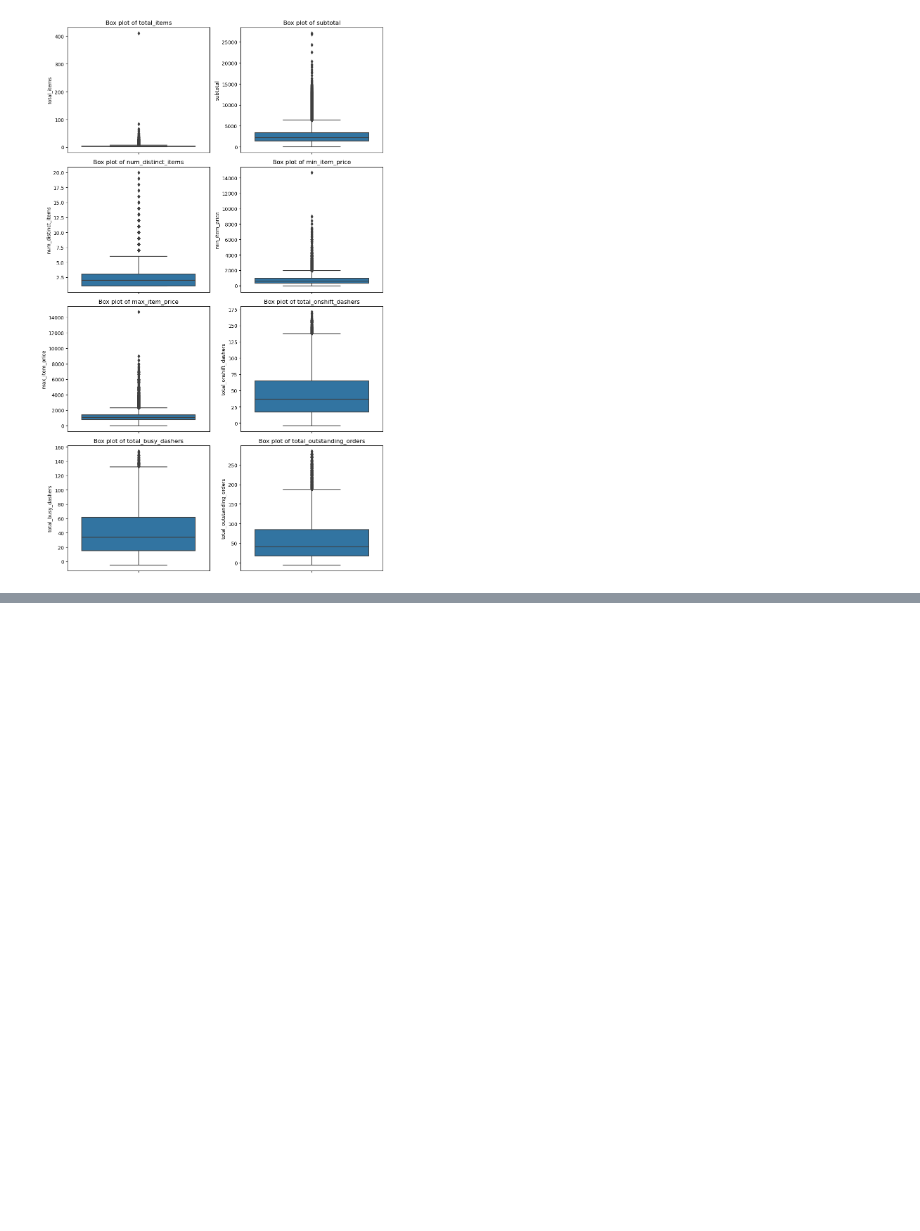
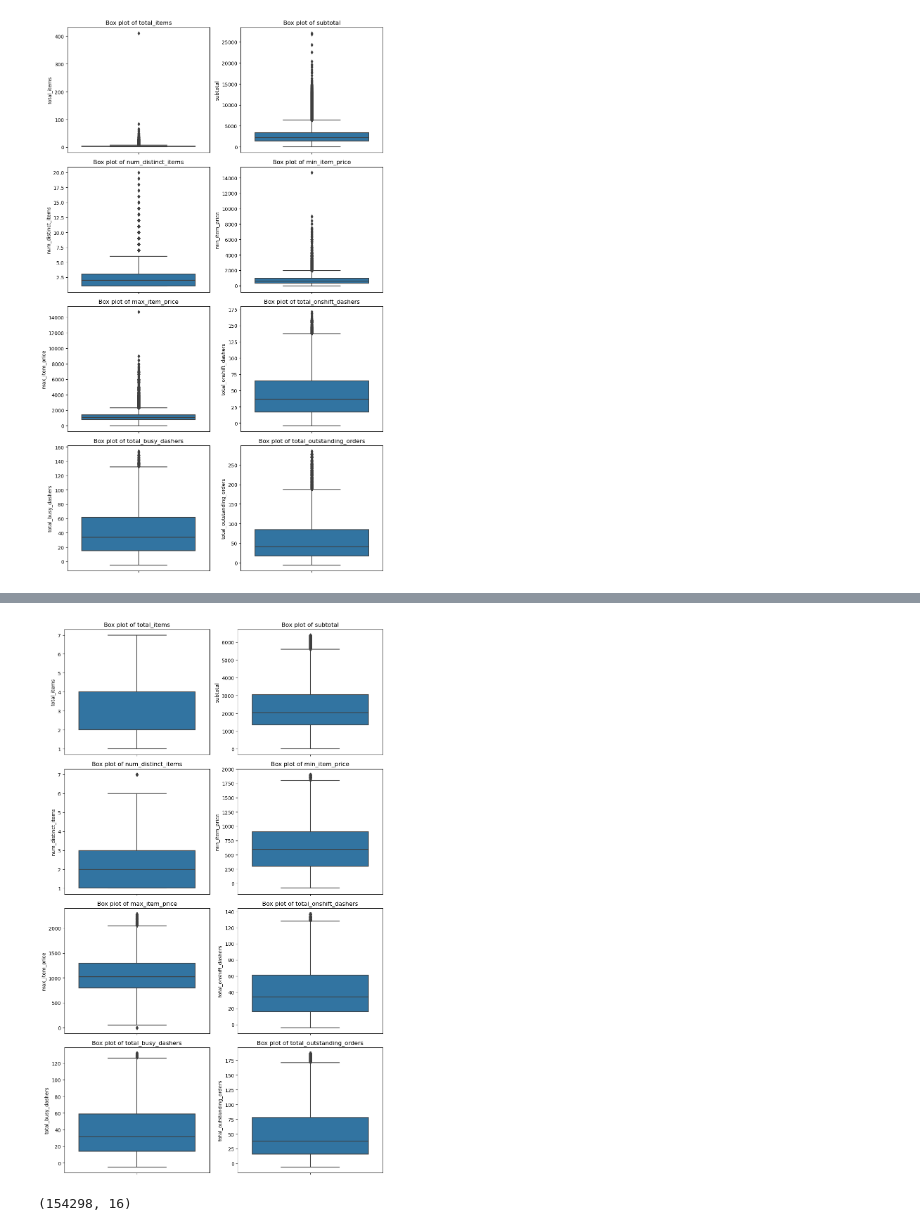
Before and after one commit to k-niranjani/doordash-eta, a Jupyter notebook: Doordash ETA.ipynb, the cells around one changed output, grey strips where cells are left out. Cells and saved outputs as stored; diff of their text form; code cells hidden in the pictures; blank space fills up the shorter version.

Commit message:
created the final cleaned dataset, reflected in the python script

```diff
--- a/Doordash ETA.ipynb
+++ b/Doordash ETA.ipynb
@@ -492,0 +527,7 @@ plot_box_whisker_grid(df, ['total_items', 'subtotal', 'num_distinct_items', 'min
+# %%
+features = ['total_items', 'subtotal', 'num_distinct_items', 'min_item_price', 'max_item_price', 'total_onshift_dashers', 'total_busy_dashers', 'total_outstanding_orders']
+outlier_percentages = calculate_outlier_percentage(df_v4, features)
+
+# Print outlier percentages
+for feature, percentage in outlier_percentages.items():
+    print(f'{feature}: {percentage:.2f}% outliers')
@@ -492,0 +543,30 @@ plot_box_whisker_grid(df, ['total_items', 'subtotal', 'num_distinct_items', 'min
+# %%
+def remove_outliers(data, features):
+    """
+    Remove rows with outliers for specified features in the dataset.
+
+    Parameters:
+    - data: pandas DataFrame containing the data.
+    - features: list of column names to remove outliers from.
+
+    Returns:
+    - cleaned_data: DataFrame with outliers removed.
+    """
+    cleaned_data = data.copy()
+
+    for feature in features:
+        Q1 = data[feature].quantile(0.25)
+        Q3 = data[feature].quantile(0.75)
+        IQR = Q3 - Q1
+        lower_bound = Q1 - 1.5 * IQR
+        upper_bound = Q3 + 1.5 * IQR
+        cleaned_data = cleaned_data[(cleaned_data[feature] >= lower_bound) & (cleaned_data[feature] <= upper_bound)]
+
+    return cleaned_data
+# %%
+features_to_clean = ['total_items', 'subtotal', 'min_item_price', 'max_item_price', 'total_onshift_dashers', 'total_busy_dashers', 'total_outstanding_orders']
+# %%
+# Remove outliers
+df_cleaned = remove_outliers(df_v4, features_to_clean)
+
+df_v5 = df_cleaned.copy()
@@ -492,0 +591,8 @@ plot_box_whisker_grid(df, ['total_items', 'subtotal', 'num_distinct_items', 'min
+# %%
+plot_box_whisker_grid(df_v5, ['total_items', 'subtotal', 'num_distinct_items', 'min_item_price', 'max_item_price', 'total_onshift_dashers', 'total_busy_dashers', 'total_outstanding_orders'])
+# %% [output]
+[figure, added]
+# %%
+df_v5.shape
+# %% [output]
+(154298, 16)
```
Also changed, not shown: parts of 12 cells of this notebook, 1 other file.
